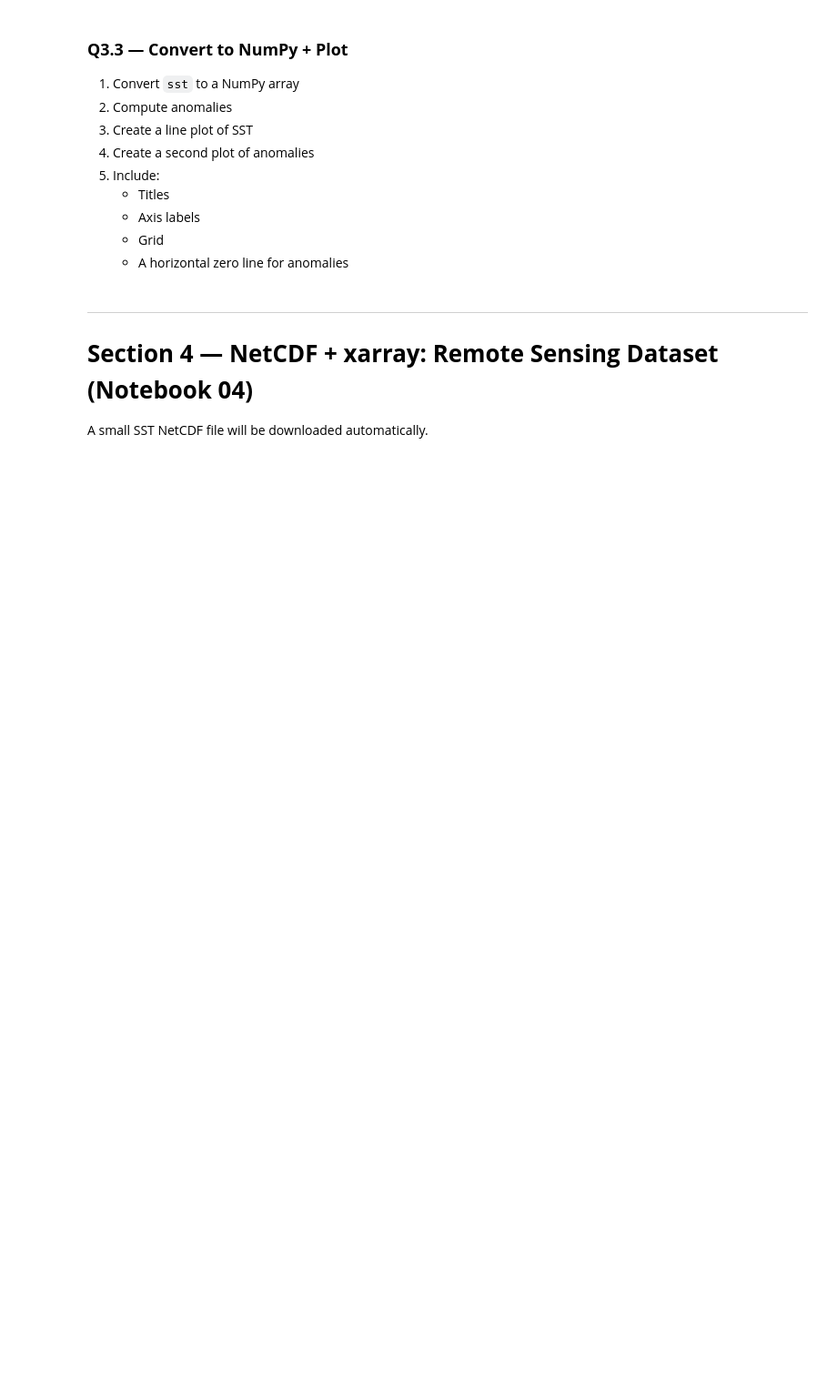
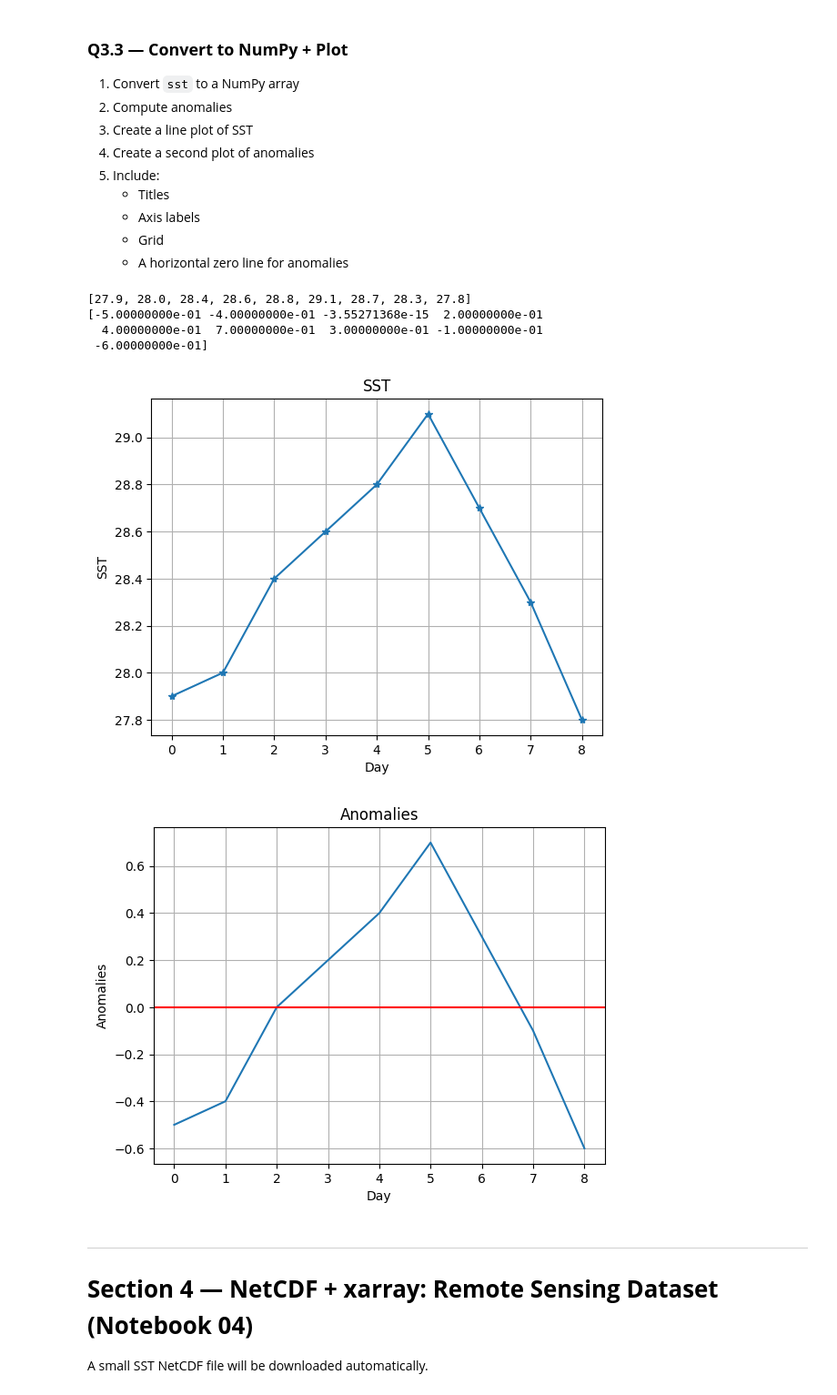
Before and after one commit to rsgis2025madhav-wq/python-basics, a Jupyter notebook: notebooks/05_Capstone_Assignment.ipynb, the cells around one changed output. Shown: that part at 91% size. Saved outputs shown, nothing was run; the diff lists cells and outputs as text; code cells hidden in the pictures; blank space fills up the shorter version.

```diff
--- a/notebooks/05_Capstone_Assignment.ipynb
+++ b/notebooks/05_Capstone_Assignment.ipynb
@@ -177,0 +195,11 @@ Test using `sst`.
+# %%
+# Q3.2
+import numpy as np
+sst = [27.9, 28.0, 28.4, 28.6, 28.8, 29.1, 28.7, 28.3, 27.8]
+sst = np.array(sst)
+def compute_anomaly(arr):
+  mean = np.mean(sst)
+  print(arr)
+  print(arr-mean)
+  return arr-mean
+compute_anomaly(sst)
@@ -193,3 +226,30 @@ import matplotlib.pyplot as plt
+# %%
+# Q3.3
+import matplotlib.pyplot as plt
+import numpy as np
+sst = [27.9, 28.0, 28.4, 28.6, 28.8, 29.1, 28.7, 28.3, 27.8]
+sst_np = np.array(sst)
+anomalies = compute_anomaly(sst)
+plt.plot(sst, marker='*')
+plt.title("SST")
+plt.xlabel("Day")
+plt.ylabel("SST")
+plt.grid()
+plt.show()
+plt.plot(anomalies)
+plt.title("Anomalies")
+plt.xlabel("Day")
+plt.ylabel("Anomalies")
+plt.grid()
+plt.axhline(y=0, color='r', linestyle='-')
+plt.show()
+# %% [output]
+[27.9, 28.0, 28.4, 28.6, 28.8, 29.1, 28.7, 28.3, 27.8]
+[-5.00000000e-01 -4.00000000e-01 -3.55271368e-15  2.00000000e-01
+  4.00000000e-01  7.00000000e-01  3.00000000e-01 -1.00000000e-01
+ -6.00000000e-01]
+[figure, added]
+[figure, added]
 # %% [markdown]
 ---
 # **Section 4 — NetCDF + xarray: Remote Sensing Dataset (Notebook 04)**
```
Also changed, not shown: parts of 18 cells of this notebook.
